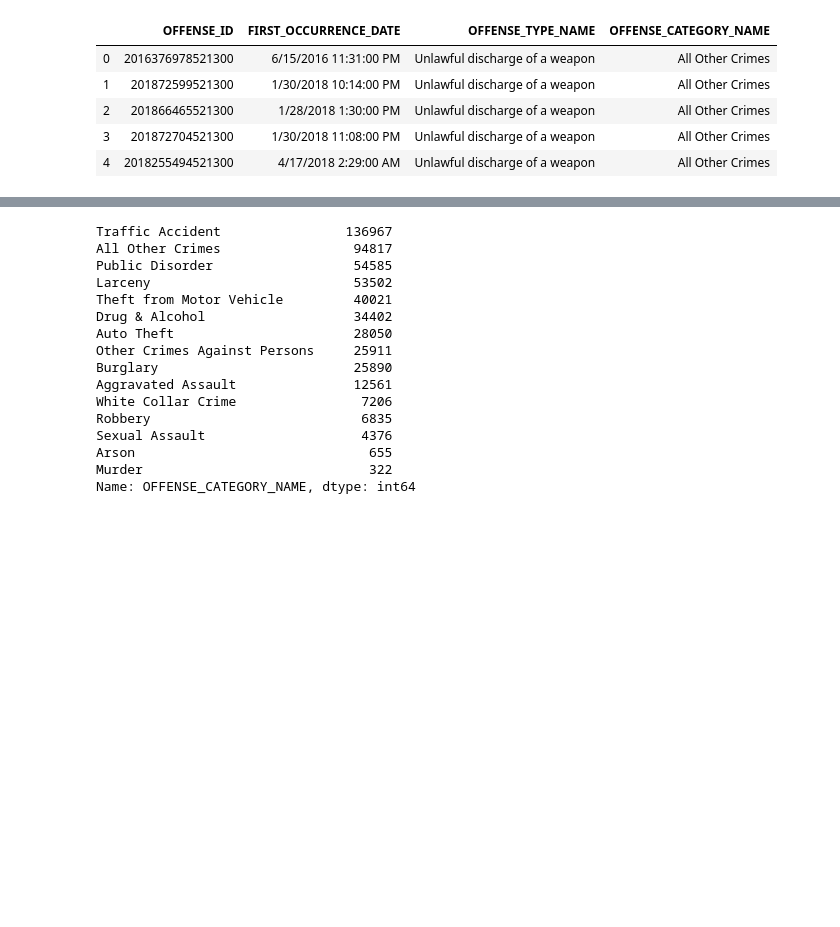
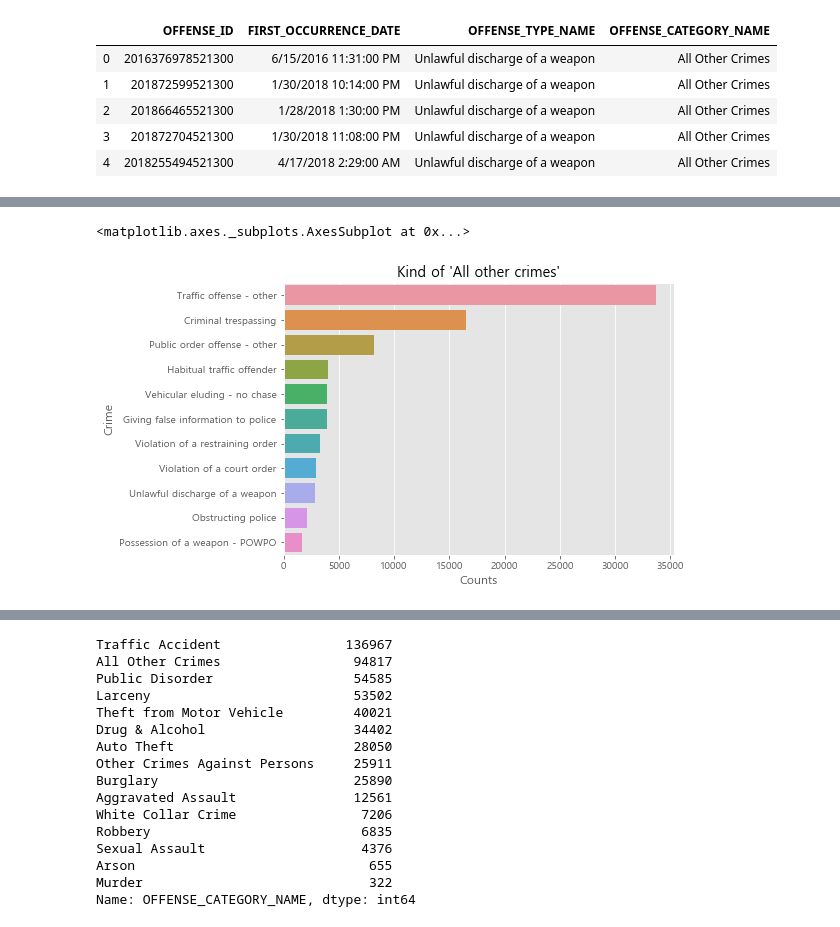
Before and after one commit to ByeongDoo-Han/Analysis, a Jupyter notebook: denver_crime.ipynb, the cells around one changed output, grey strips where cells are left out. Saved outputs shown, nothing was run; the diff lists cells and outputs as text; code cells hidden in the pictures; blank space fills up the shorter version.

```diff
--- a/denver_crime.ipynb
+++ b/denver_crime.ipynb
@@ -98,5 +148,7 @@ sns.barplot(data=crimekind, x='Counts', y='Crime')
 # %%
-allother = pd.DataFrame(dff.loc[dff['OFFENSE_CATEGORY_NAME']=='All Other Crimes', 'OFFENSE_TYPE_NAME'].value_counts())
+allother = dff.loc[dff['OFFENSE_CATEGORY_NAME']=='All Other Crimes','OFFENSE_TYPE_NAME']
+# %%
+allother = pd.DataFrame(allother.value_counts())
 # %%
 allother = allother.reset_index()
 # %%
@@ -220,0 +156,2 @@ df.loc[df['OFFENSE_CODE']==6300]
+# %%
+allother11 = allother.iloc[:11]
@@ -220,0 +173,7 @@ df.loc[df['OFFENSE_CODE']==6300]
+# %%
+plt.figure(figsize=(7,5))
+plt.title("Kind of 'All other crimes'")
+sns.barplot(data= allother11, x='Counts', y='Crime')
+# %% [output]
+<matplotlib.axes._subplots.AxesSubplot at 0x...>
+[figure, added]
```
Also changed, not shown: parts of 49 cells of this notebook.
